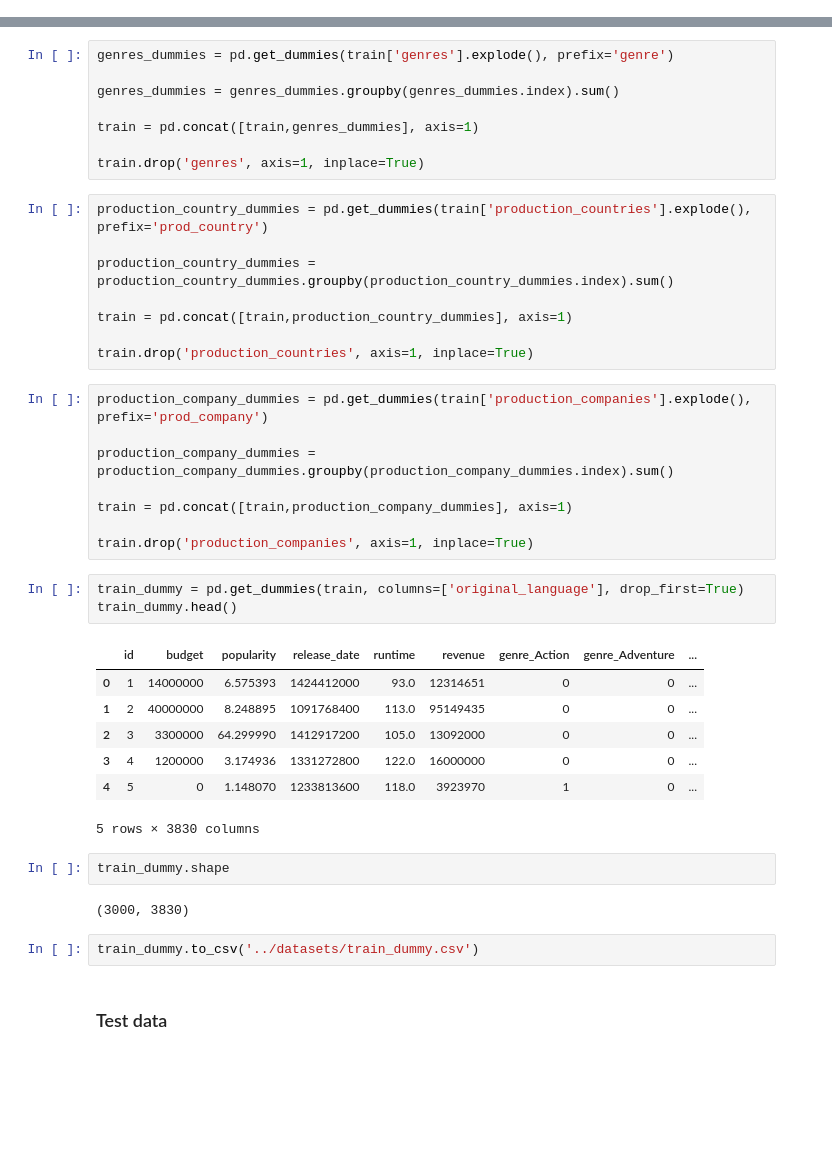
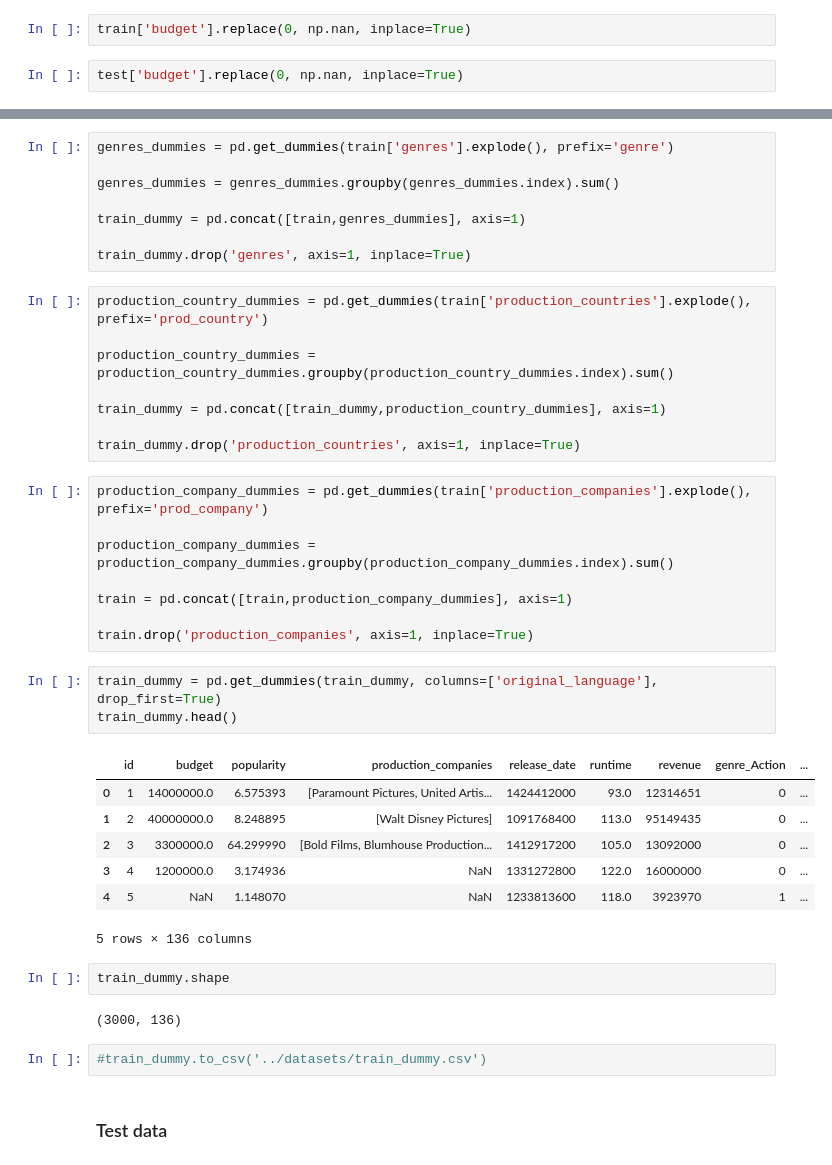
Before and after one commit to kalymaan/box-office-revenue-prediction, a Jupyter notebook: Trang/Cleaning_EDA.ipynb, the cells around one changed output, grey strips where cells are left out. Drawn from its saved outputs; the diff is of its cells as text; blank space fills up the shorter version.

```diff
--- a/Trang/Cleaning_EDA.ipynb
+++ b/Trang/Cleaning_EDA.ipynb
@@ -69,0 +74,4 @@ train[train['budget']==0].head()
+# %%
+train['budget'].replace(0, np.nan, inplace=True)
+# %%
+test['budget'].replace(0, np.nan, inplace=True)
@@ -390,17 +408,17 @@ genres_dummies = pd.get_dummies(train['genres'].explode(), prefix='genre')
 
 genres_dummies = genres_dummies.groupby(genres_dummies.index).sum()
 
-train = pd.concat([train,genres_dummies], axis=1)
+train_dummy = pd.concat([train,genres_dummies], axis=1)
 
-train.drop('genres', axis=1, inplace=True)
+train_dummy.drop('genres', axis=1, inplace=True)
 # %%
 production_country_dummies = pd.get_dummies(train['production_countries'].explode(), prefix='prod_country')
 
 production_country_dummies = production_country_dummies.groupby(production_country_dummies.index).sum()
 
-train = pd.concat([train,production_country_dummies], axis=1)
+train_dummy = pd.concat([train_dummy,production_country_dummies], axis=1)
 
-train.drop('production_countries', axis=1, inplace=True)
+train_dummy.drop('production_countries', axis=1, inplace=True)
 # %%
 production_company_dummies = pd.get_dummies(train['production_companies'].explode(), prefix='prod_company')
 
@@ -410,22 +428,22 @@ train = pd.concat([train,production_company_dummies], axis=1)
 
 train.drop('production_companies', axis=1, inplace=True)
 # %%
-train_dummy = pd.get_dummies(train, columns=['original_language'], drop_first=True)
+train_dummy = pd.get_dummies(train_dummy, columns=['original_language'], drop_first=True)
 train_dummy.head()
 # %% [output]
-|  | id | budget | popularity | release_date | runtime | revenue | genre_Action | genre_Adventure | ... |
-| 0 | 1 | 14000000 | 6.575393 | 1424412000 | 93.0 | 12314651 | 0 | 0 | ... |
-| 1 | 2 | 40000000 | 8.248895 | 1091768400 | 113.0 | 95149435 | 0 | 0 | ... |
-| 2 | 3 | 3300000 | 64.299990 | 1412917200 | 105.0 | 13092000 | 0 | 0 | ... |
-| 3 | 4 | 1200000 | 3.174936 | 1331272800 | 122.0 | 16000000 | 0 | 0 | ... |
-| 4 | 5 | 0 | 1.148070 | 1233813600 | 118.0 | 3923970 | 1 | 0 | ... |
+|  | id | budget | popularity | production_companies | release_date | runtime | revenue | genre_Action | ... |
+| 0 | 1 | 14000000.0 | 6.575393 | [Paramount Pictures, United Artis... | 1424412000 | 93.0 | 12314651 | 0 | ... |
+| 1 | 2 | 40000000.0 | 8.248895 | [Walt Disney Pictures] | 1091768400 | 113.0 | 95149435 | 0 | ... |
+| 2 | 3 | 3300000.0 | 64.299990 | [Bold Films, Blumhouse Production... | 1412917200 | 105.0 | 13092000 | 0 | ... |
+| 3 | 4 | 1200000.0 | 3.174936 | NaN | 1331272800 | 122.0 | 16000000 | 0 | ... |
+| 4 | 5 | NaN | 1.148070 | NaN | 1233813600 | 118.0 | 3923970 | 1 | ... |
-5 rows × 3830 columns
+5 rows × 136 columns
 # %%
 train_dummy.shape
 # %% [output]
-(3000, 3830)
+(3000, 136)
 # %%
-train_dummy.to_csv('../datasets/train_dummy.csv')
+#train_dummy.to_csv('../datasets/train_dummy.csv')
 # %% [markdown]
 ### Test data
 # %%
```
Also changed, not shown: parts of 30 cells of this notebook, 6 other files.
